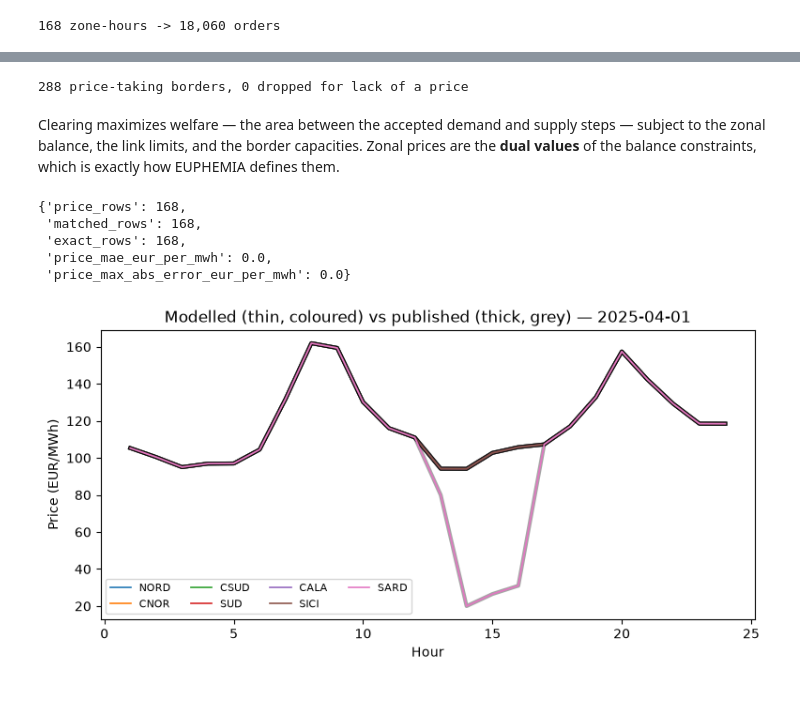
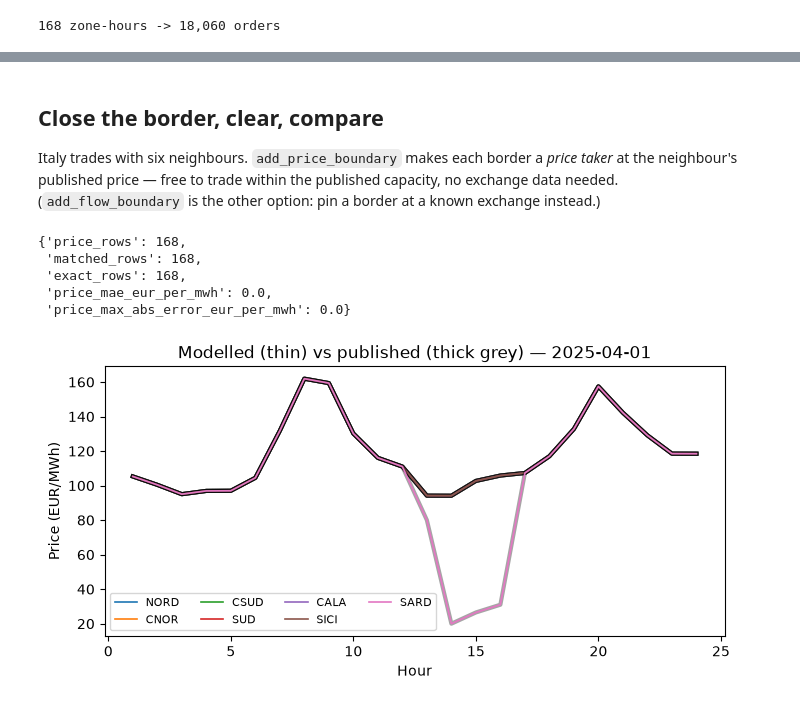
Before and after one commit to rebase-energy/OpenEUPHEMIA, a Jupyter notebook: examples/italy_april_2025.ipynb, the cells around one changed output, grey strips where cells are left out. Drawn from its saved outputs; the diff is of its cells as text; code cells hidden in the pictures.

```diff
--- a/examples/italy_april_2025.ipynb
+++ b/examples/italy_april_2025.ipynb
@@ -184,62 +100,48 @@ border capacity — a Dirichlet condition. It needs no exchange data at all.
+# %% [markdown]
+## Close the border, clear, compare
+
+Italy trades with six neighbours. `add_price_boundary` makes each border
+a *price taker* at the neighbour's published price — free to trade within
+the published capacity, no exchange data needed. (`add_flow_boundary` is
+the other option: pin a border at a known exchange instead.)
 # %%
+from openeuphemia.areas.italy import compare_prices, summarize_price_comparison
 from openeuphemia.areas.italy.replication import (
-    external_boundary_prices,
-    external_capacity_bounds,
-    price_mapping,
+    external_boundary_prices, external_capacity_bounds, price_mapping,
 )
 
 prices_by_zone = price_mapping(published_prices, delivery_day=DAY)
 neighbour_prices = {k: v for k, v in prices_by_zone.items() if k[1] not in ITALY_PRICE_AREAS}
-
-border_prices, diagnostics = external_boundary_prices(
+border_prices, _ = external_boundary_prices(
     external_capacity_bounds(transfer_capacities, delivery_day=DAY, zones=ITALY_PRICE_AREAS),
     neighbour_prices,
 )
-
-case_a = italian_market(DAY)
 for row in border_prices.itertuples():
-    case_a.add_price_boundary(
-        id=row.id,
-        period=row.period,
-        zone=row.zone,
-        external_zone=row.external_zone,
+    market.add_price_boundary(
+        id=row.id, period=row.period, zone=row.zone, external_zone=row.external_zone,
         price_eur_per_mwh=row.price_eur_per_mwh,
-        import_capacity_mwh=row.import_capacity_mwh,
-        export_capacity_mwh=row.export_capacity_mwh,
+        import_capacity_mwh=row.import_capacity_mwh, export_capacity_mwh=row.export_capacity_mwh,
     )
 
-print(f"{len(border_prices)} price-taking borders, "
-      f"{(diagnostics.treatment == 'unpriced-dropped').sum()} dropped for lack of a price")
+result = market.clear(method="per-period-lp")
+italian_prices = {k: v for k, v in prices_by_zone.items() if k[1] in ITALY_PRICE_AREAS}
+comparison = compare_prices(result.prices, italian_prices, delivery_day=DAY)
+summarize_price_comparison(comparison)
 # %% [output]
-288 price-taking borders, 0 dropped for lack of a price
+{'price_rows': 168,
+ 'matched_rows': 168,
+ 'exact_rows': 168,
+ 'price_mae_eur_per_mwh': 0.0,
+ 'price_max_abs_error_eur_per_mwh': 0.0}
-# %% [markdown]
-Clearing maximizes welfare — the area between the accepted demand and supply
-steps — subject to the zonal balance, the link limits, and the border
-capacities. Zonal prices are the **dual values** of the balance constraints,
-which is exactly how EUPHEMIA defines them.
-# %%
-from openeuphemia.areas.italy import compare_prices, summarize_price_comparison
-
-result_a = case_a.clear(method="per-period-lp")
-italian_prices = {k: v for k, v in prices_by_zone.items() if k[1] in ITALY_PRICE_AREAS}
-comparison_a = compare_prices(result_a.prices, italian_prices, delivery_day=DAY)
-summarize_price_comparison(comparison_a)
-# %% [output]
-{'price_rows': 168,
- 'matched_rows': 168,
- 'exact_rows': 168,
- 'price_mae_eur_per_mwh': 0.0,
- 'price_max_abs_error_eur_per_mwh': 0.0}
 # %%
-fig, ax = plt.subplots(figsize=(9, 4))
+fig, ax = plt.subplots(figsize=(8, 3.5))
 for zone in ITALY_PRICE_AREAS:
-    rows = comparison_a[comparison_a.zone == zone].sort_values("period")
+    rows = comparison[comparison.zone == zone].sort_values("period")
     ax.plot(rows.period, rows.published_price_eur_per_mwh, lw=3, alpha=0.35, color="black")
     ax.plot(rows.period, rows.modelled_price_eur_per_mwh, lw=1.2, label=zone)
-ax.set_xlabel("Hour")
-ax.set_ylabel("Price (EUR/MWh)")
-ax.set_title(f"Modelled (thin, coloured) vs published (thick, grey) — {DAY}")
+ax.set_xlabel("Hour"); ax.set_ylabel("Price (EUR/MWh)")
+ax.set_title(f"Modelled (thin) vs published (thick grey) — {DAY}")
 ax.legend(ncol=4, fontsize=8)
 plt.show()
 # %% [output]
-[figure, old version]
+[figure, new version]
```
Also changed, not shown: parts of 22 cells of this notebook.
